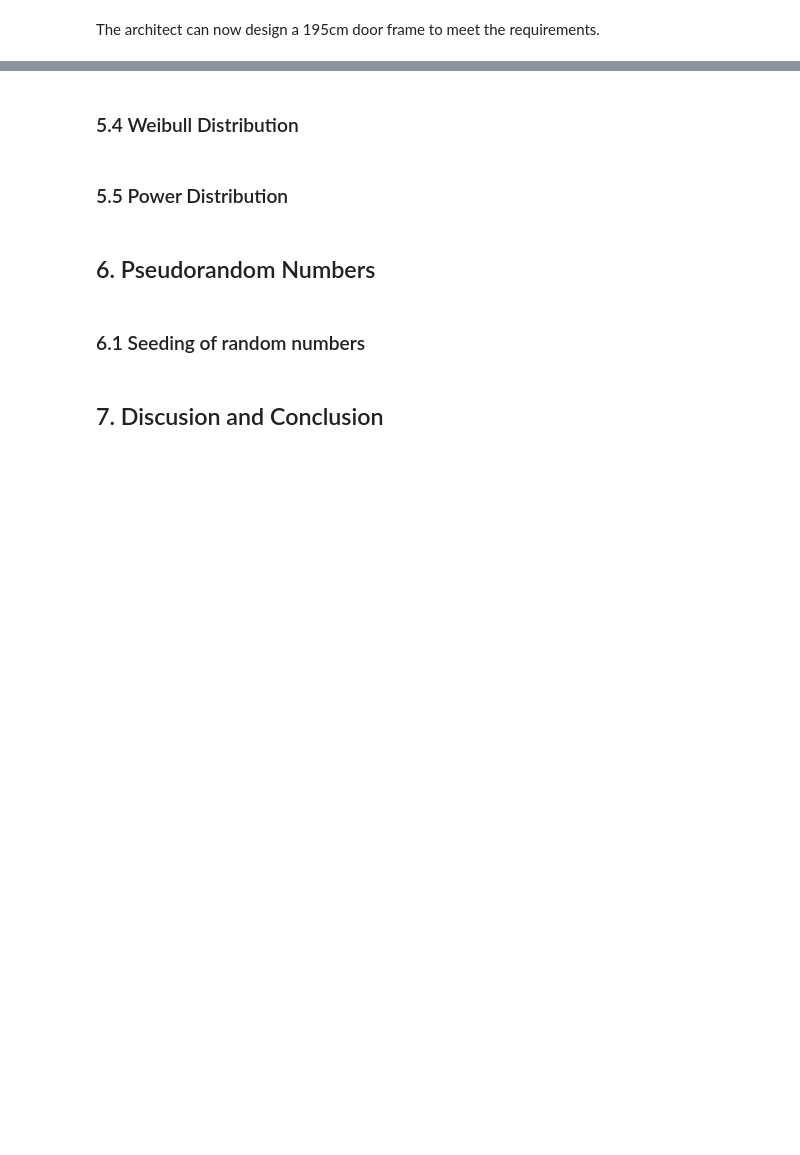
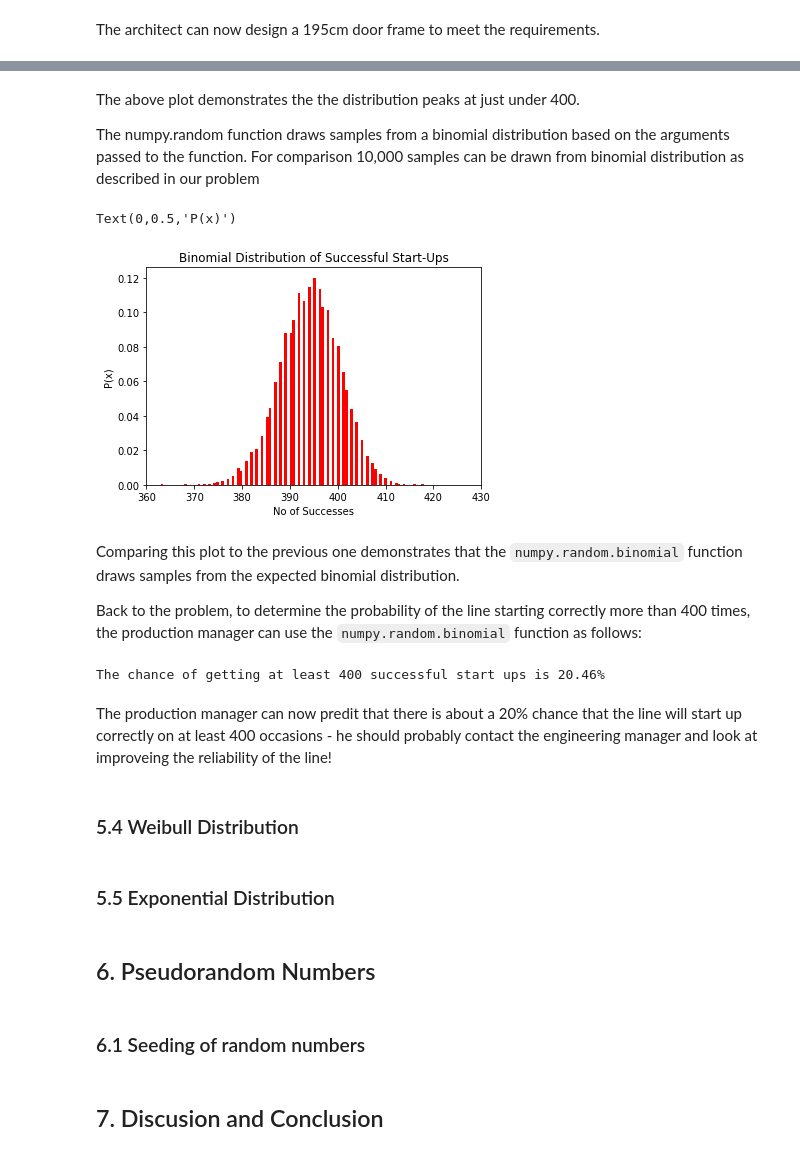
Before and after one commit to shkyler/gmit-pfda-exercises, a Jupyter notebook: numpyrandom.ipynb, the cells around one changed output, grey strips where cells are left out. Drawn from its saved outputs; the diff is of its cells as text; code cells hidden in the pictures; blank space fills up the shorter version.

```diff
--- a/numpyrandom.ipynb
+++ b/numpyrandom.ipynb
@@ -542,7 +572,48 @@ The architect can now design a 195cm door frame to meet the requirements.
+# %% [markdown]
+The above plot demonstrates the the distribution peaks at just under 400.
+
+The numpy.random function draws samples from a binomial distribution based on the arguments passed to the function. For comparison 10,000 samples can be drawn from binomial distribution as described in our problem
+# %%
+# note that p,q,n and r are defines in the previous example
+#select 10,000 items using binomial distribution with p and n taken from our problem
+data = [np.random.binomial(n,p, 10000)]
+# Plot a histogram of the drawn samples (use 100 bins to show the detail)
+plt.hist(data, color='red', density=True, bins=100)
+plt.title("Binomial Distribution of Successful Start-Ups")
+plt.xlim(360,430)
+plt.xlabel("No of Successes")
+plt.ylabel("P(x)")
+# %% [output]
+Text(0,0.5,'P(x)')
+[figure, added]
+# %% [markdown]
+Comparing this plot to the previous one demonstrates that the `numpy.random.binomial` function draws samples from the expected binomial distribution.
+
+Back to the problem, to determine the probability of the line starting correctly more than 400 times, the production manager can use the `numpy.random.binomial` function as follows:
+# %%
+# Randomly select 10,000 data points from the binomial distriution using our paramaeters
+p = 0.90
+q = 1-p
+n = 438
+r = 400
+test_data = [np.random.binomial(n,p) for i in range(10000)]
+# Check the test data to see are the values over the threshold of r
+over_r = []
+for point in test_data:
+    if point >= r:
+        over_r.append(i)
+# Calculate the percentage over 425
+perc_over_r = round(len(over_r)*100/len(test_data),2)
+# print the results
+print("The chance of getting at least " + str(r) + " successful start ups is " + str(perc_over_r) +"%")
+# %% [output]
+The chance of getting at least 400 successful start ups is 20.46%
+# %% [markdown]
+The production manager can now predit that there is about a 20% chance that the line will start up correctly on at least 400 occasions - he should probably contact the engineering manager and look at improveing the reliability of the line!
 # %% [markdown]
 ### 5.4 Weibull Distribution
 # %% [markdown]
-### 5.5 Power Distribution
+### 5.5 Exponential Distribution
 # %% [markdown]
 ## 6. Pseudorandom Numbers
 # %% [markdown]
```
Also changed, not shown: parts of 30 cells of this notebook, 1 other file.
